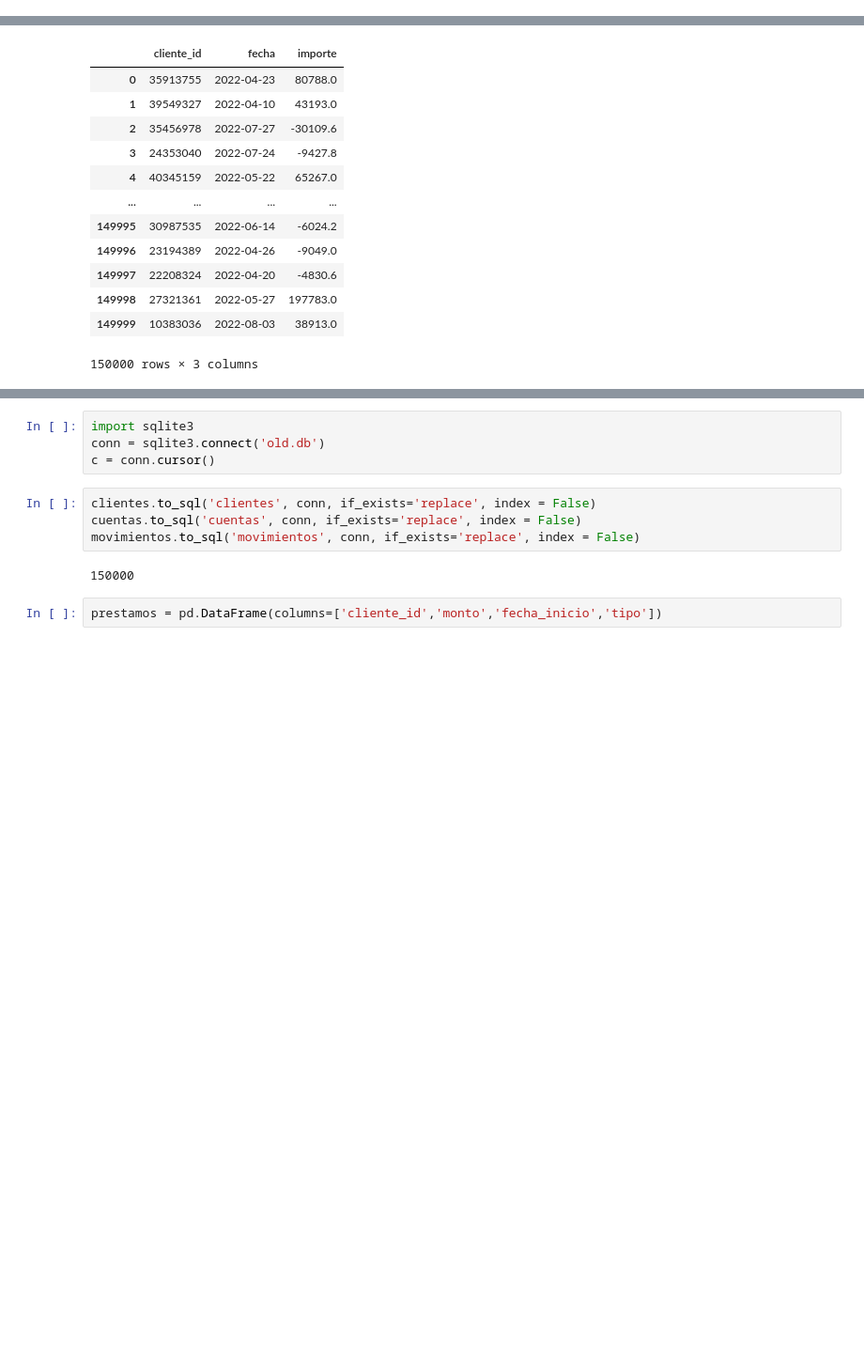
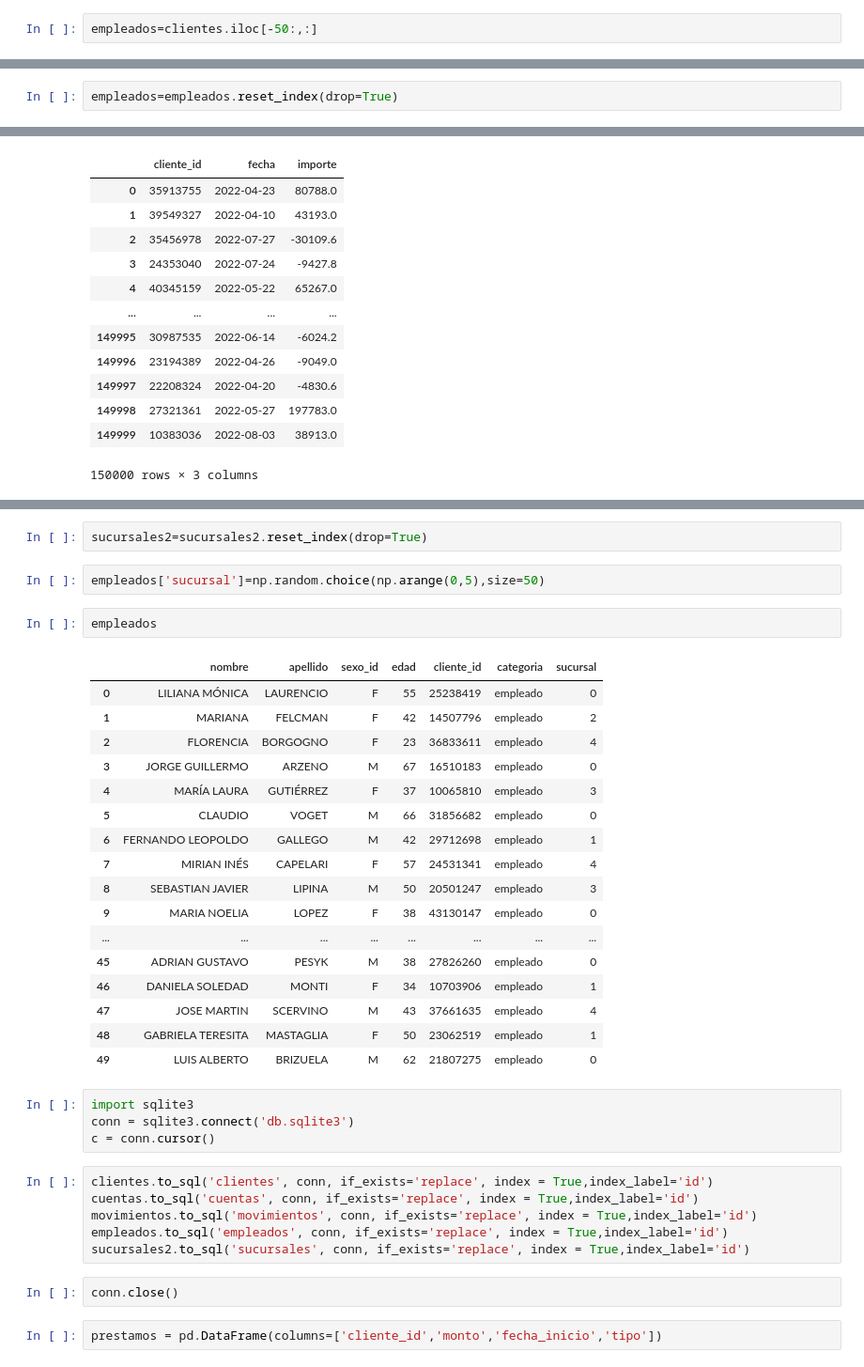
Before and after one commit to carabedo/django-rest, a Jupyter notebook: make_db.ipynb, the cells around one changed output, grey strips where cells are left out. Shown: that part at 94% size. Drawn from its saved outputs; the diff is of its cells as text; blank space fills up the shorter version.

```diff
--- a/make_db.ipynb
+++ b/make_db.ipynb
@@ -17,3 +17,5 @@ clientes
 | 4998 | GABRIELA TERESITA | MASTAGLIA | F | 50 | 23062519 | black |
 | 4999 | LUIS ALBERTO | BRIZUELA | M | 62 | 21807275 | black |
 5000 rows × 6 columns
+# %%
+empleados=clientes.iloc[-50:,:]
@@ -20,3 +52,5 @@ clientes
+# %%
+empleados=empleados.reset_index(drop=True)
 # %%
 cuentas=pd.read_csv('cuentas.csv',index_col=0)
 cuentas
@@ -54,13 +143,39 @@ movimientos
+# %%
+sucursales2=sucursales2.reset_index(drop=True)
+# %%
+empleados['sucursal']=np.random.choice(np.arange(0,5),size=50)
+# %%
+empleados
+# %% [output]
+|  | nombre | apellido | sexo_id | edad | cliente_id | categoria | sucursal |
+| 0 | LILIANA MÓNICA | LAURENCIO | F | 55 | 25238419 | empleado | 0 |
+| 1 | MARIANA | FELCMAN | F | 42 | 14507796 | empleado | 2 |
+| 2 | FLORENCIA | BORGOGNO | F | 23 | 36833611 | empleado | 4 |
+| 3 | JORGE GUILLERMO | ARZENO | M | 67 | 16510183 | empleado | 0 |
+| 4 | MARÍA LAURA | GUTIÉRREZ | F | 37 | 10065810 | empleado | 3 |
+| 5 | CLAUDIO | VOGET | M | 66 | 31856682 | empleado | 0 |
+| 6 | FERNANDO LEOPOLDO | GALLEGO | M | 42 | 29712698 | empleado | 1 |
+| 7 | MIRIAN INÉS | CAPELARI | F | 57 | 24531341 | empleado | 4 |
+| 8 | SEBASTIAN JAVIER | LIPINA | M | 50 | 20501247 | empleado | 3 |
+| 9 | MARIA NOELIA | LOPEZ | F | 38 | 43130147 | empleado | 0 |
+| ... | ... | ... | ... | ... | ... | ... | ... |
+| 45 | ADRIAN GUSTAVO | PESYK | M | 38 | 27826260 | empleado | 0 |
+| 46 | DANIELA SOLEDAD | MONTI | F | 34 | 10703906 | empleado | 1 |
+| 47 | JOSE MARTIN | SCERVINO | M | 43 | 37661635 | empleado | 4 |
+| 48 | GABRIELA TERESITA | MASTAGLIA | F | 50 | 23062519 | empleado | 1 |
+| 49 | LUIS ALBERTO | BRIZUELA | M | 62 | 21807275 | empleado | 0 |
 # %%
 import sqlite3
-conn = sqlite3.connect('old.db')
+conn = sqlite3.connect('db.sqlite3')
 c = conn.cursor()
 # %%
-clientes.to_sql('clientes', conn, if_exists='replace', index = False)
-cuentas.to_sql('cuentas', conn, if_exists='replace', index = False)
-movimientos.to_sql('movimientos', conn, if_exists='replace', index = False)
+clientes.to_sql('clientes', conn, if_exists='replace', index = True,index_label='id')
+cuentas.to_sql('cuentas', conn, if_exists='replace', index = True,index_label='id')
+movimientos.to_sql('movimientos', conn, if_exists='replace', index = True,index_label='id')
+empleados.to_sql('empleados', conn, if_exists='replace', index = True,index_label='id')
+sucursales2.to_sql('sucursales', conn, if_exists='replace', index = True,index_label='id')
-# %% [output]
-150000
+# %%
+conn.close()
 # %%
 prestamos = pd.DataFrame(columns=['cliente_id','monto','fecha_inicio','tipo'])
 # %%
```
Also changed, not shown: parts of 12 cells of this notebook, 13 other files.
